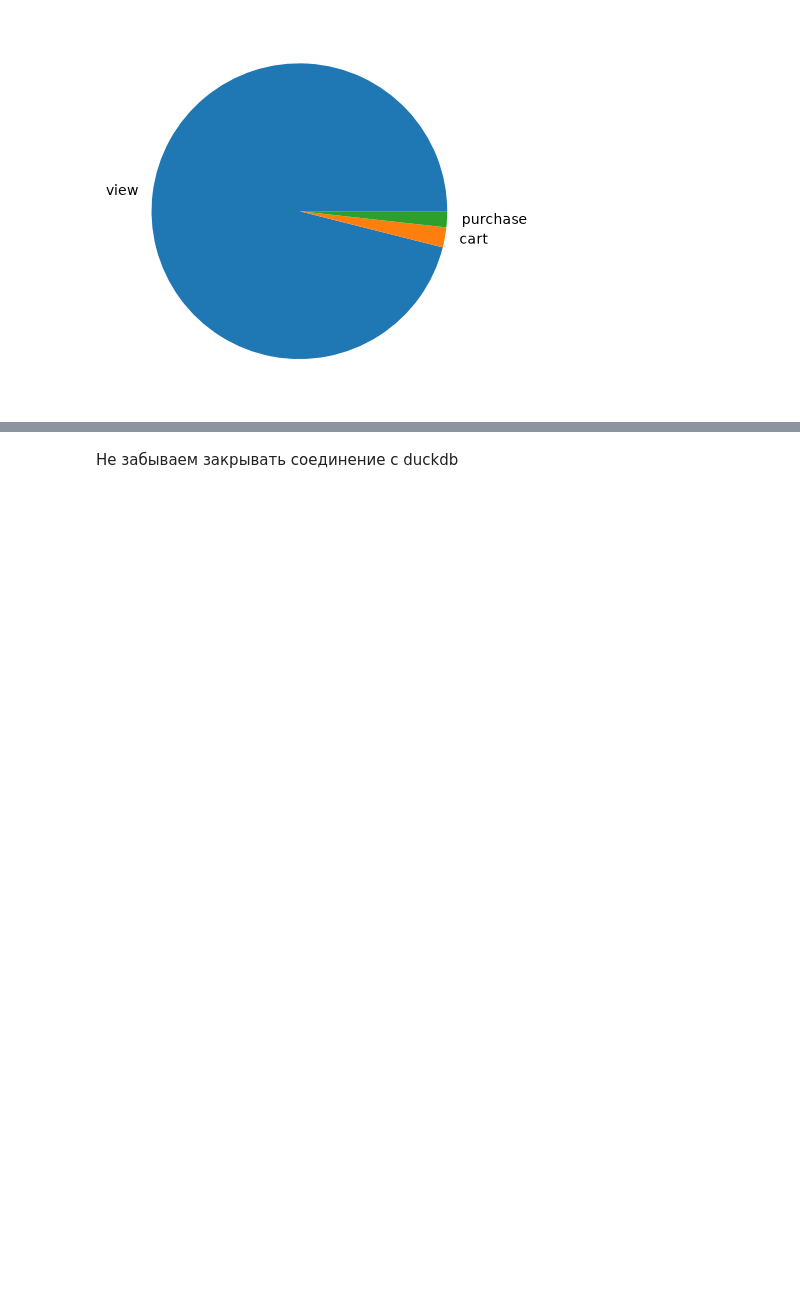
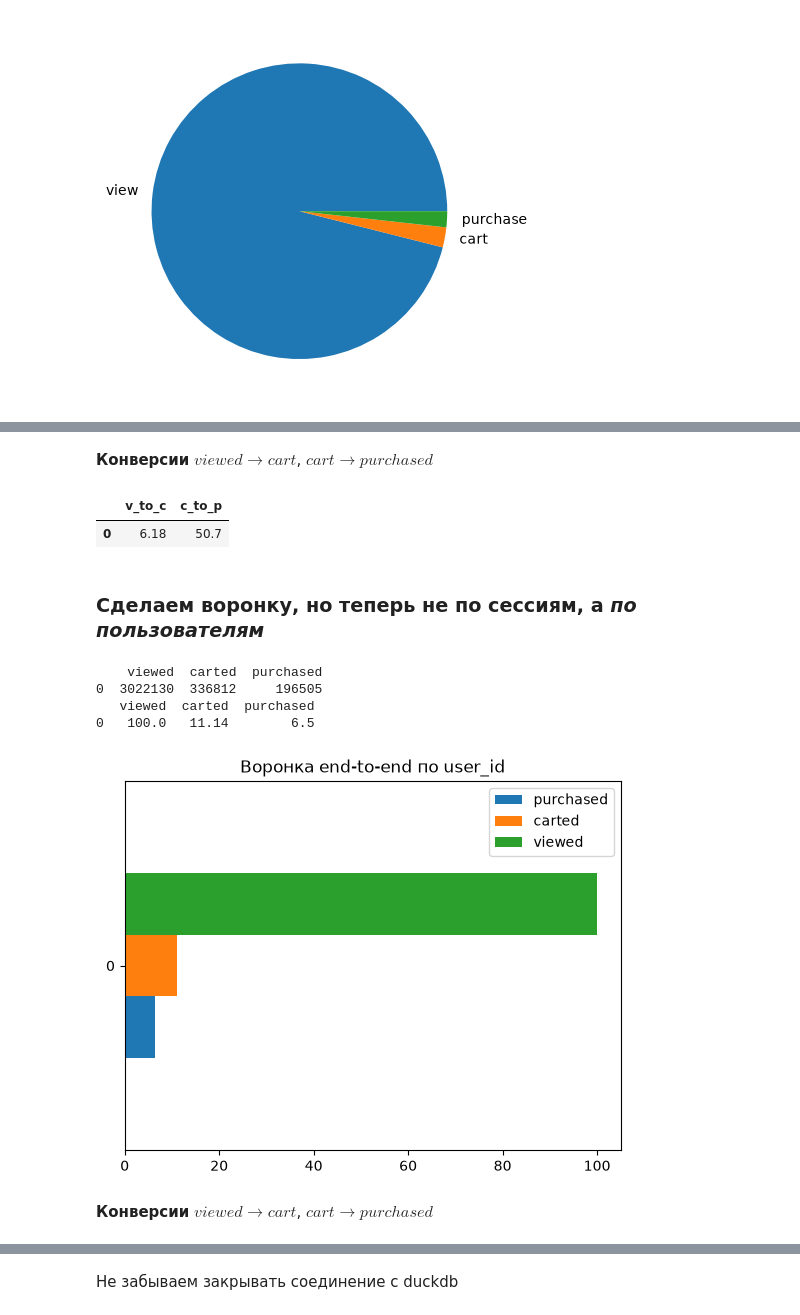
Before and after one commit to AlkhovskiiKY/ecommerce-eda-retention, a Jupyter notebook: eda.ipynb, the cells around one changed output, grey strips where cells are left out. Saved outputs shown, nothing was run; the diff lists cells and outputs as text; code cells hidden in the pictures; blank space fills up the shorter version.

```diff
--- a/eda.ipynb
+++ b/eda.ipynb
@@ -260,0 +329,59 @@ pct_session_funnel.T.plot.barh()
+# %% [markdown]
+__Конверсии__ $viewed\rightarrow cart$, $cart\rightarrow purchased$
+# %%
+CR_session = pd.DataFrame()
+
+CR_session['v_to_c'] = (session_funnel['carted']/session_funnel['viewed']*100).round(2)
+CR_session['c_to_p'] = (session_funnel['purchased']/session_funnel['carted']*100).round(2)
+
+CR_session
+# %% [output]
+|  | v_to_c | c_to_p |
+| 0 | 6.18 | 50.7 |
+# %% [markdown]
+### Сделаем воронку, но теперь не по сессиям, а _по пользователям_
+# %%
+users_funnel = con.sql('''
+    WITH viewed AS(
+        SELECT user_id, MIN(event_time) as t_v
+        FROM events
+        WHERE event_type = 'view'
+        GROUP BY user_id
+    ),
+    carted AS(
+        SELECT e.user_id, MIN(e.event_time) as t_c
+        FROM events e JOIN viewed v ON e.user_id = v.user_id AND e.event_time >= t_v
+        WHERE event_type = 'cart'
+        GROUP BY e.user_id
+    ),
+    purchased AS(
+        SELECT e.user_id, MIN(e.event_time) as t_p
+        FROM events e JOIN carted c ON e.user_id = c.user_id AND e.event_time >= t_c
+        WHERE event_type = 'purchase'
+        GROUP BY e.user_id
+    )
+    SELECT (SELECT COUNT(*) FROM viewed) AS viewed,
+           (SELECT COUNT(*) FROM carted) AS carted,
+           (SELECT COUNT(*) FROM purchased) AS purchased
+''').df()
+# %%
+print(users_funnel)
+
+pct_users_funnel = users_funnel.copy()
+
+pct_users_funnel['viewed'] = (users_funnel['viewed']/users_funnel['viewed']*100).round(2)
+pct_users_funnel['carted'] = (users_funnel['carted']/users_funnel['viewed']*100).round(2)
+pct_users_funnel['purchased'] = (users_funnel['purchased']/users_funnel['viewed']*100).round(2)
+
+print(pct_users_funnel)
+
+pct_users_funnel[['purchased', 'carted', 'viewed']].plot.barh(title='Воронка end-to-end по user_id')
+plt.show()
+# %% [output]
+    viewed  carted  purchased
+0  3022130  336812     196505
+   viewed  carted  purchased
+0   100.0   11.14        6.5
+[figure, added]
+# %% [markdown]
+__Конверсии__ $viewed\rightarrow cart$, $cart\rightarrow purchased$
```
Also changed, not shown: parts of 19 cells of this notebook, 1 other file.
